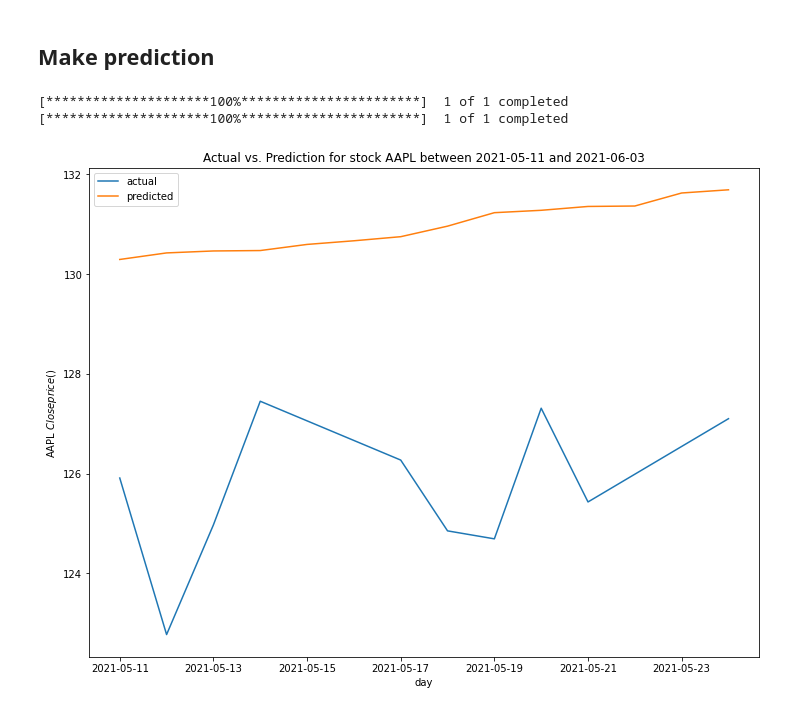
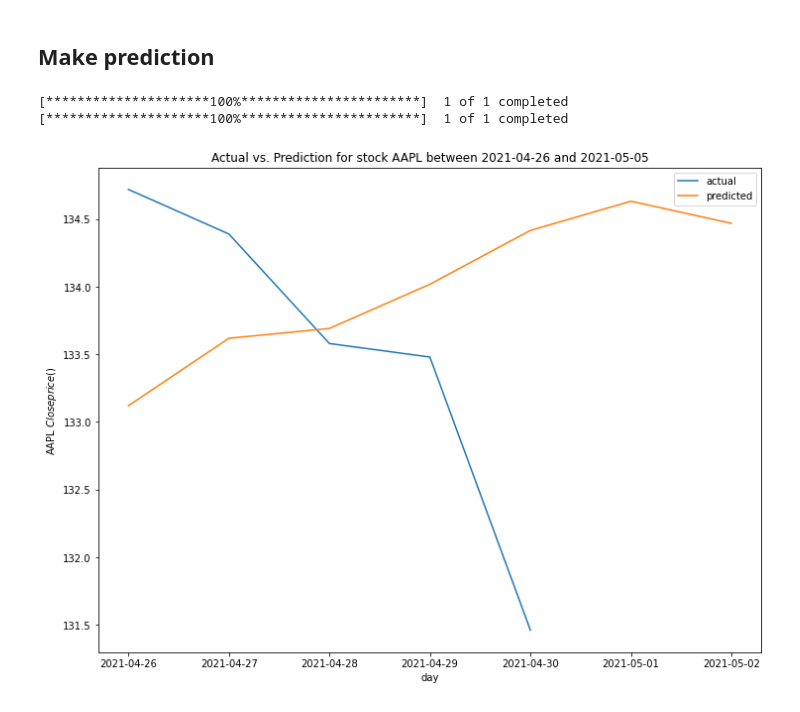
Before and after one commit to mancap314/miscellanous, a Jupyter notebook: stock_prediction.ipynb, the cells around one changed output. Cells and saved outputs as stored; diff of their text form; code cells hidden in the pictures.

```diff
--- a/stock_prediction.ipynb
+++ b/stock_prediction.ipynb
@@ -354,0 +462,13 @@ INFO: model evaluation on test data:
+# %%
+def get_best_hp(rgs_result: List[Dict]):
+  best_error = None
+  for r in rgs_result:
+    if r.get('error') is None:
+      continue
+    if best_error is None or r.get('error') < best_error:
+      best_hp = r.get('hp')
+      best_error = r.get('error')
+  return best_hp, best_error
+# %%
+best_hp, best_error = get_best_hp(rgs_result)
+print(f'best_hp: {best_hp}\nCorresponding best_error: {best_error}')
@@ -354,0 +478,12 @@ INFO: model evaluation on test data:
+# %%
+model = get_model(n_prior=n_prior, n_features=1, n_to_predict=n_to_predict,
+              scale = best_hp.get('scale'),
+              n_recurrent_units=best_hp.get('n_recurrent_units'),
+              n_dense_units=best_hp.get('n_dense_units'))
+
+train_persist_model(model=model, X_train=X_train, X_val=X_val, X_test=X_test,
+                  y_train=y_train, y_val=y_val, y_test=y_test,
+                  model_name=f'{stock} {target} price', model_path=None,
+                  lr=best_hp.get('lr'), dr=best_hp.get('dr'),
+                  max_epochs=max_epochs, patience=patience,
+                  batch_size=batch_size, plot=False, verbose=0)
@@ -370,24 +511,24 @@ def generate_prediction(predict_from: str, stock: str, target: str, model: Model
             (only if the prediction time range lies in the past)
     """
   predict_from_dt = datetime.strptime(predict_from, '%Y-%m-%d')
-  start_dt = predict_from_dt - timedelta(days=n_prior + 10)
+  start_dt = predict_from_dt - timedelta(days=int(n_prior * 1.5))
   start = start_dt.strftime('%Y-%m-%d')
   data = yf.download(tickers=stock, period='1d', start=start, end=predict_from)
   data = data[target]
   # Normalize
-  mean, std = data.mean(), data.std()
-  data = (data - mean) / std
+  min_value, max_value = data.min(), data.max()
+  data = (data - min_value) / (max_value - min_value)
   data = data.values[data.shape[0] - n_prior:].reshape(1, -1, 1)
 
   predictions = model.predict(data)
-  predictions = predictions * std + mean # de-normalize
+  predictions = predictions * (max_value - min_value) + min_value # de-normalize
   predictions = predictions.flatten()
   prediction_dates = [predict_from_dt + timedelta(days=i+1) for i in range(predictions.shape[0])]
   predictions = DataFrame({'date': prediction_dates, 'prediction': predictions})
   predictions = predictions.set_index('date')
   if valid:
     start_valid = predict_from_dt + timedelta(days=1)
-    end_valid = predict_from_dt + timedelta(predictions.shape[0] + 10)
+    end_valid = predict_from_dt + timedelta(int(1.5 * predictions.shape[0]))
     start_valid = start_valid.strftime('%Y-%m-%d')
     end_valid = end_valid.strftime('%Y-%m-%d')
     true_values = yf.download(tickers=stock, period='1d', start=start_valid, end=end_valid)
@@ -401,13 +542,13 @@ def generate_prediction(predict_from: str, stock: str, target: str, model: Model
     plt.show()
   return predictions
 # %%
-predict_from = '2021-05-10'
+predict_from = '2021-04-25'
 predictions = generate_prediction(predict_from=predict_from, stock=stock,
                                   target=target, model=model, n_prior=n_prior,
                                   valid=True)
 # %% [output]
 [*********************100%***********************]  1 of 1 completed
 [*********************100%***********************]  1 of 1 completed
-[figure, old version]
+[figure, new version]
 # %%
 predictions
```
Also changed, not shown: parts of 20 cells of this notebook.
